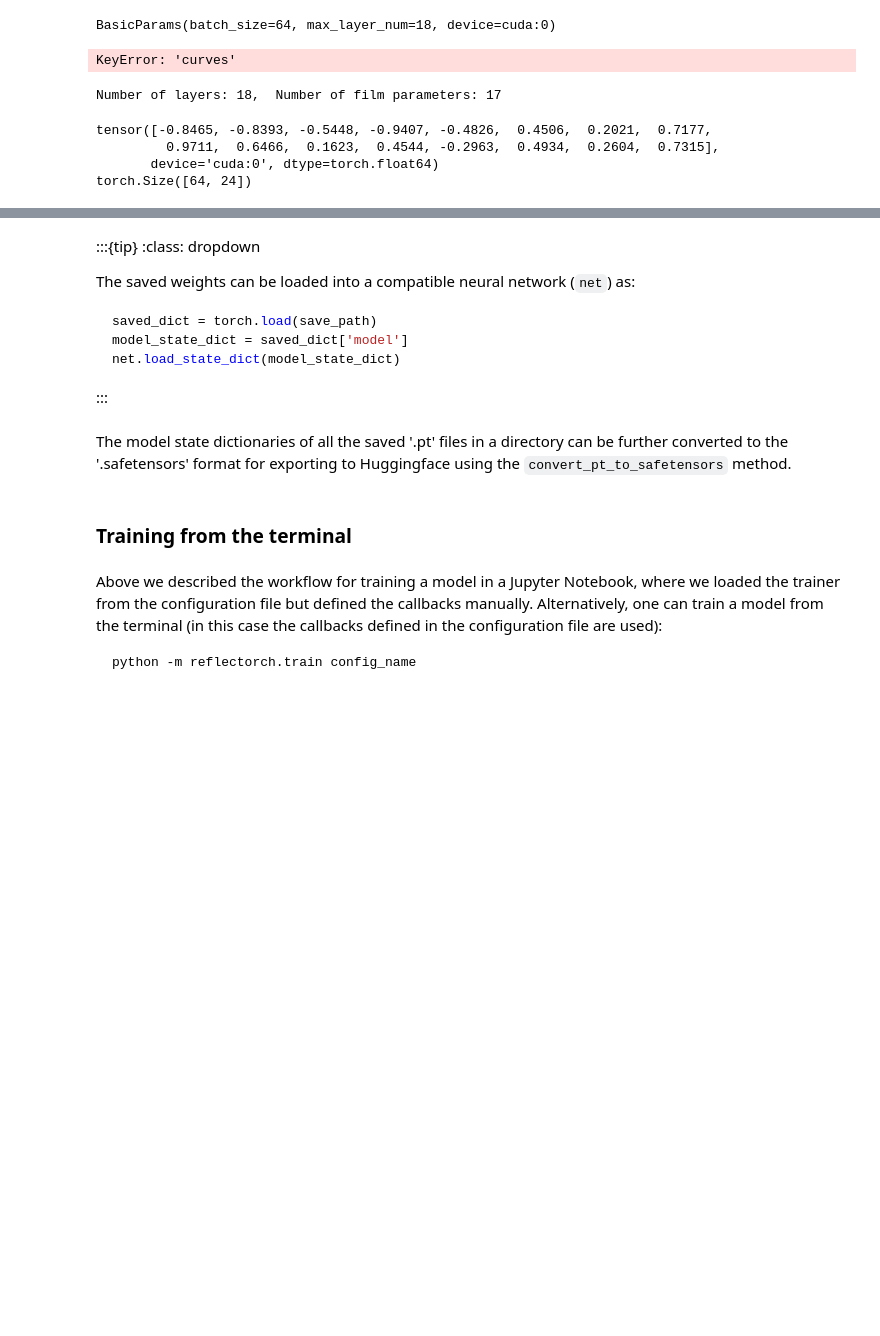
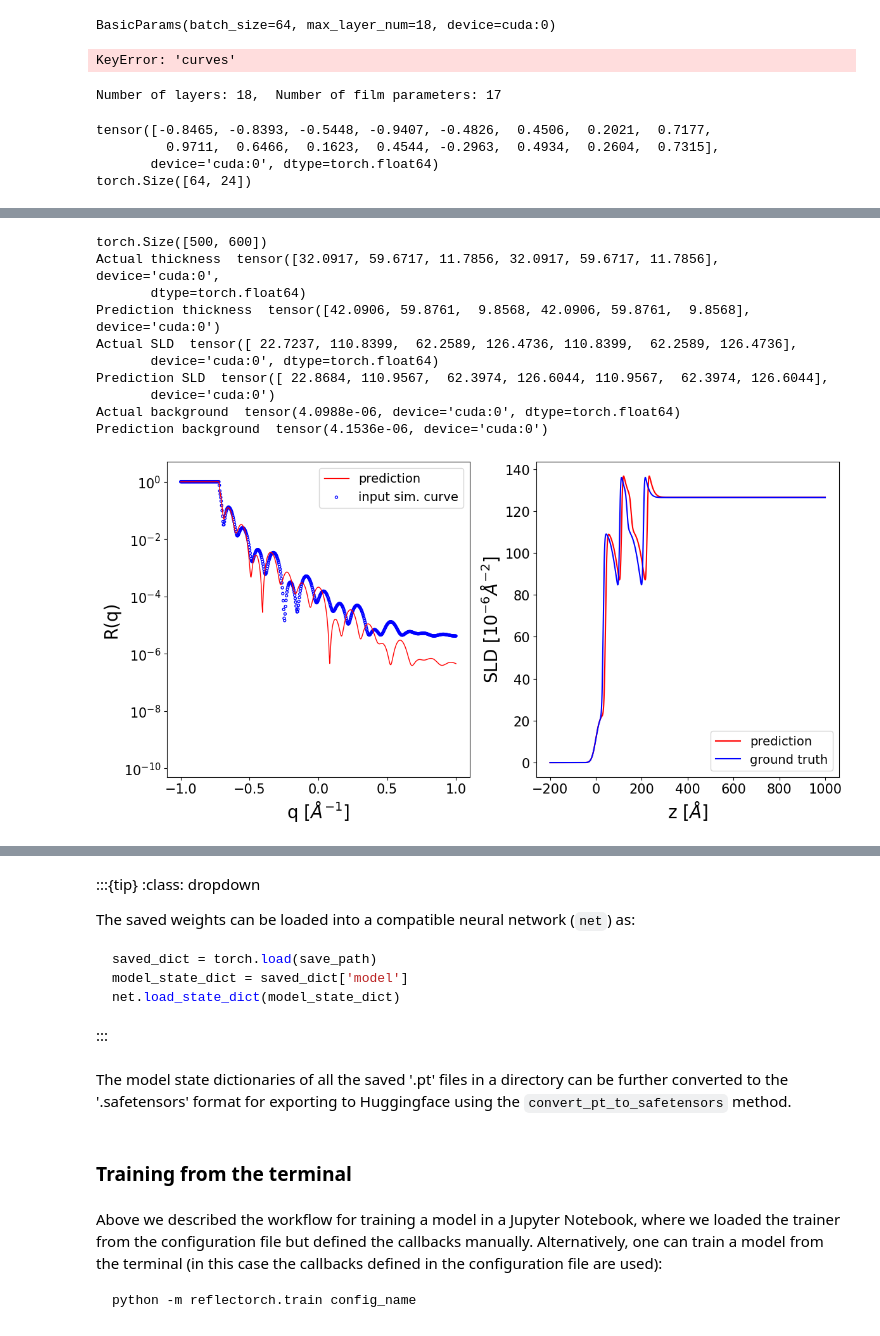
Before and after one commit to JasonC324/Final-Year-Project, a Jupyter notebook: training_reflectorch.ipynb, the cells around one changed output, grey strips where cells are left out. Saved outputs shown, nothing was run; the diff lists cells and outputs as text; code cells hidden in the pictures; blank space fills up the shorter version.

```diff
--- a/training_reflectorch.ipynb
+++ b/training_reflectorch.ipynb
@@ -349,7 +369,7 @@ callbacks = (
     SaveBestModel(path=save_path, freq=100),
 )
 # %%
-customtrainer.train(num_batches=2000, callbacks = callbacks)
+customtrainer.train(num_batches=3000, callbacks = callbacks)
 # %%
 torch.save(test_model.state_dict(), "model_custom_data_3_repeat_2.pt")
 # %%
@@ -449,3 +469,5 @@ torch.Size([500, 21])
+# %%
+testing_num_layers = 3
 # %%
 print(eval_q_values)
 print(testing_scaled_bounds[0])
@@ -631,9 +667,11 @@ def custom_reflectivity(
 from reflectorch.data_generation.reflectivity import abeles
 # %%
 testing_q_values_tensor = torch.tensor(testing_q_values).float().to("cuda")
-predicted_curves = custom_reflectivity(testing_q_values_tensor,eval_thicknesses , eval_roughnesses, eval_slds, abeles_func = abeles)
+predicted_curves = custom_reflectivity(testing_q_values_tensor,repeated_eval_thicknesses , repeated_eval_roughnesses, repeated_eval_slds, abeles_func = abeles)
 predicted_curves = predicted_curves + eval_background.unsqueeze(1)
-print(predicted_curves[0])
+predicted_curves = predicted_curves[0]
+
+print(predicted_curves[0].shape)
 print(predicted_curves.shape)
 print(testing_curves.shape)
 # %% [output]
@@ -658,7 +682,7 @@ torch.Size([500, 600])
 from reflectorch import get_param_labels, get_density_profiles
 
 #@interact(i=(0, batch_size-1, 1))
-def plot_refl_curve(testing_params,predictions,i=0):
+def plot_refl_curve(testing_params,predictions,num_layers,i=0):
      fig, ax = plt.subplots(1,2,figsize=(12,6))
 
      ax[0].set_yscale('log')
@@ -674,7 +698,7 @@ def plot_refl_curve(testing_params,predictions,i=0):
      ax[0].yaxis.set_major_locator(plt.FixedLocator(y_tick_locations))
 
      ax[0].plot(eval_q_values[i].cpu().numpy(), predicted_curves[i].cpu().numpy() + 1e-10, c='r', lw=1, label='prediction')
-     ax[0].scatter(eval_q_values[i].cpu().numpy(), testing_curves[i] + 1e-10, facecolors='none', edgecolors='blue', s=8, label='input sim. curve')
+     ax[0].scatter(eval_q_values[i].cpu().numpy(), truth_curves[i].cpu().numpy() + 1e-10, facecolors='none', edgecolors='blue', s=8, label='input sim. curve')
 
      ax[0].legend(loc='upper right', fontsize=14)
 
@@ -736,2 +738,49 @@ Prediction background  tensor(4.0640e-06, device='cuda:0')
+# %%
+testing_params_cuda = torch.tensor(testing_params).to('cuda')  # move to GPU
+testing_params_cuda = torch.real(testing_params_cuda)
+
+testing_thickness_truth = testing_params_cuda[:,:testing_num_layers]
+testing_roughness_truth = testing_params_cuda[:,testing_num_layers:testing_num_layers*2+1]
+testing_sld_truth = testing_params_cuda[:,testing_num_layers*2+1:-1]
+testing_background_truth = testing_params_cuda[:,-1].unsqueeze(1)
+
+testing_thickness_truth = testing_thickness_truth.repeat(1,layer_repeats_setter)
+roughness_not_substrate = testing_roughness_truth[:,1:]
+testing_roughness_truth = torch.cat([testing_roughness_truth[:,:1],roughness_not_substrate.repeat(1,layer_repeats_setter)], dim=1)
+sld_not_substrate = testing_sld_truth[:,1:]
+testing_sld_truth = torch.cat([testing_sld_truth[:,:1],sld_not_substrate.repeat(1,layer_repeats_setter)], dim=1)
+
+testing_params_cuda_final = torch.cat([testing_thickness_truth,testing_roughness_truth,testing_sld_truth,testing_background_truth],dim =1)
+total_layers = testing_thickness_truth.shape[1]
+
+
+#make testing curves
+truth_curves = custom_reflectivity(testing_q_values_tensor,testing_thickness_truth , testing_roughness_truth, testing_sld_truth, abeles_func = abeles)
+last_column = torch.tensor(testing_params[:, -1],device="cuda")
+truth_curves = truth_curves + last_column.unsqueeze(1)
+print(truth_curves.shape)
+#predicted_curves = predicted_curves[0]
+
+
+i = 317
+plot_refl_curve(testing_params_cuda_final,restored_predictions_final,total_layers,i)
+print("Actual thickness ", testing_thickness_truth[i])
+print("Prediction thickness ", restored_predictions_final[i,:total_layers])
+print("Actual SLD ", testing_sld_truth[i])
+print("Prediction SLD ", restored_predictions_final[i,total_layers*2+1:-1])
+print("Actual background ", testing_params_cuda[i,-1])
+print("Prediction background ", restored_predictions_final[i,-1])
+# %% [output]
+torch.Size([500, 600])
+Actual thickness  tensor([32.0917, 59.6717, 11.7856, 32.0917, 59.6717, 11.7856], device='cuda:0',
+       dtype=torch.float64)
+Prediction thickness  tensor([42.0906, 59.8761,  9.8568, 42.0906, 59.8761,  9.8568], device='cuda:0')
+Actual SLD  tensor([ 22.7237, 110.8399,  62.2589, 126.4736, 110.8399,  62.2589, 126.4736],
+       device='cuda:0', dtype=torch.float64)
+Prediction SLD  tensor([ 22.8684, 110.9567,  62.3974, 126.6044, 110.9567,  62.3974, 126.6044],
+       device='cuda:0')
+Actual background  tensor(4.0988e-06, device='cuda:0', dtype=torch.float64)
+Prediction background  tensor(4.1536e-06, device='cuda:0')
+[figure, added]
 # %%
 pred_idx = 317
```
Also changed, not shown: parts of 16 cells of this notebook, 4 other files.
